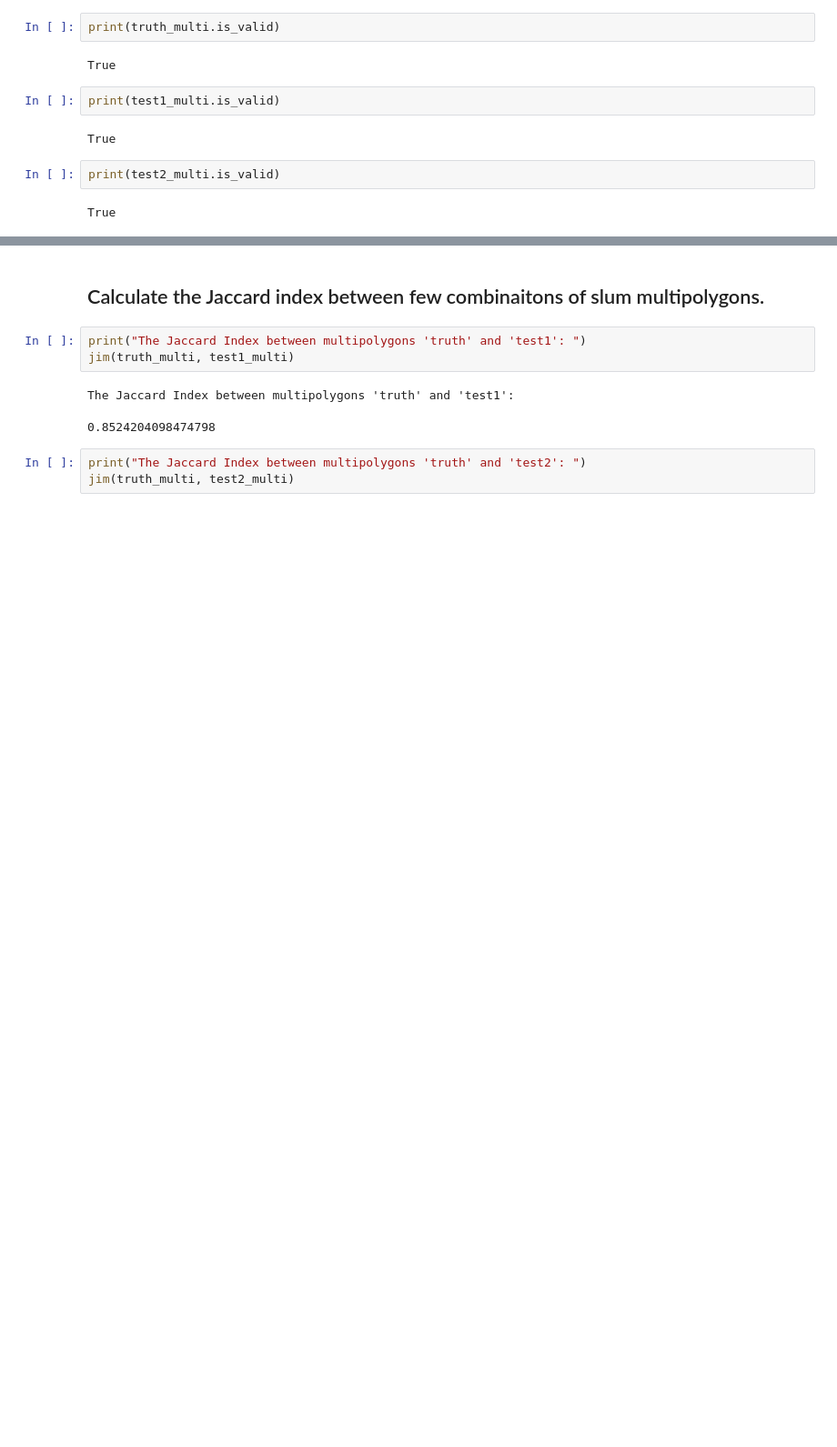
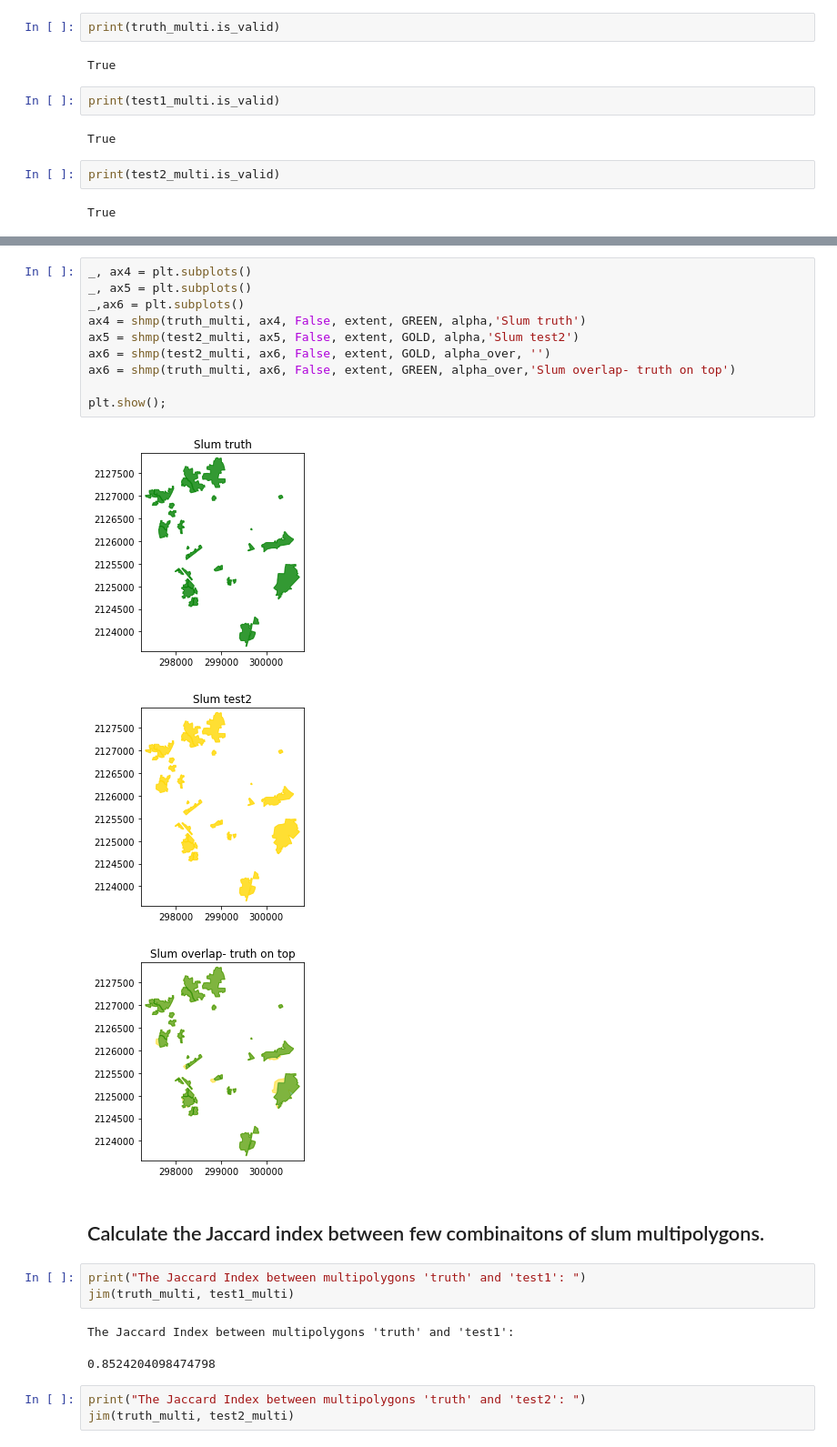
Before and after one commit to DynaSlum/satsense, a Jupyter notebook: Python/Notebooks/demo_notebooks/JaccardIndexShapeFiles.ipynb, the cells around one changed output, grey strips where cells are left out. Shown: that part at 91% size. Cells and saved outputs as stored; diff of their text form; blank space fills up the shorter version.

```diff
--- a/Python/Notebooks/demo_notebooks/JaccardIndexShapeFiles.ipynb
+++ b/Python/Notebooks/demo_notebooks/JaccardIndexShapeFiles.ipynb
@@ -128,3 +109,17 @@ True
+# %%
+_, ax4 = plt.subplots()
+_, ax5 = plt.subplots()
+_,ax6 = plt.subplots()
+ax4 = shmp(truth_multi, ax4, False, extent, GREEN, alpha,'Slum truth')
+ax5 = shmp(test2_multi, ax5, False, extent, GOLD, alpha,'Slum test2')
+ax6 = shmp(test2_multi, ax6, False, extent, GOLD, alpha_over, '')
+ax6 = shmp(truth_multi, ax6, False, extent, GREEN, alpha_over,'Slum overlap- truth on top')
+
+plt.show();
+# %% [output]
+[figure, added]
+[figure, added]
+[figure, added]
 # %% [markdown]
 ## Calculate the Jaccard index between few combinaitons of slum multipolygons.
 # %%
```
Also changed, not shown: parts of 12 cells of this notebook, 3 other files.
